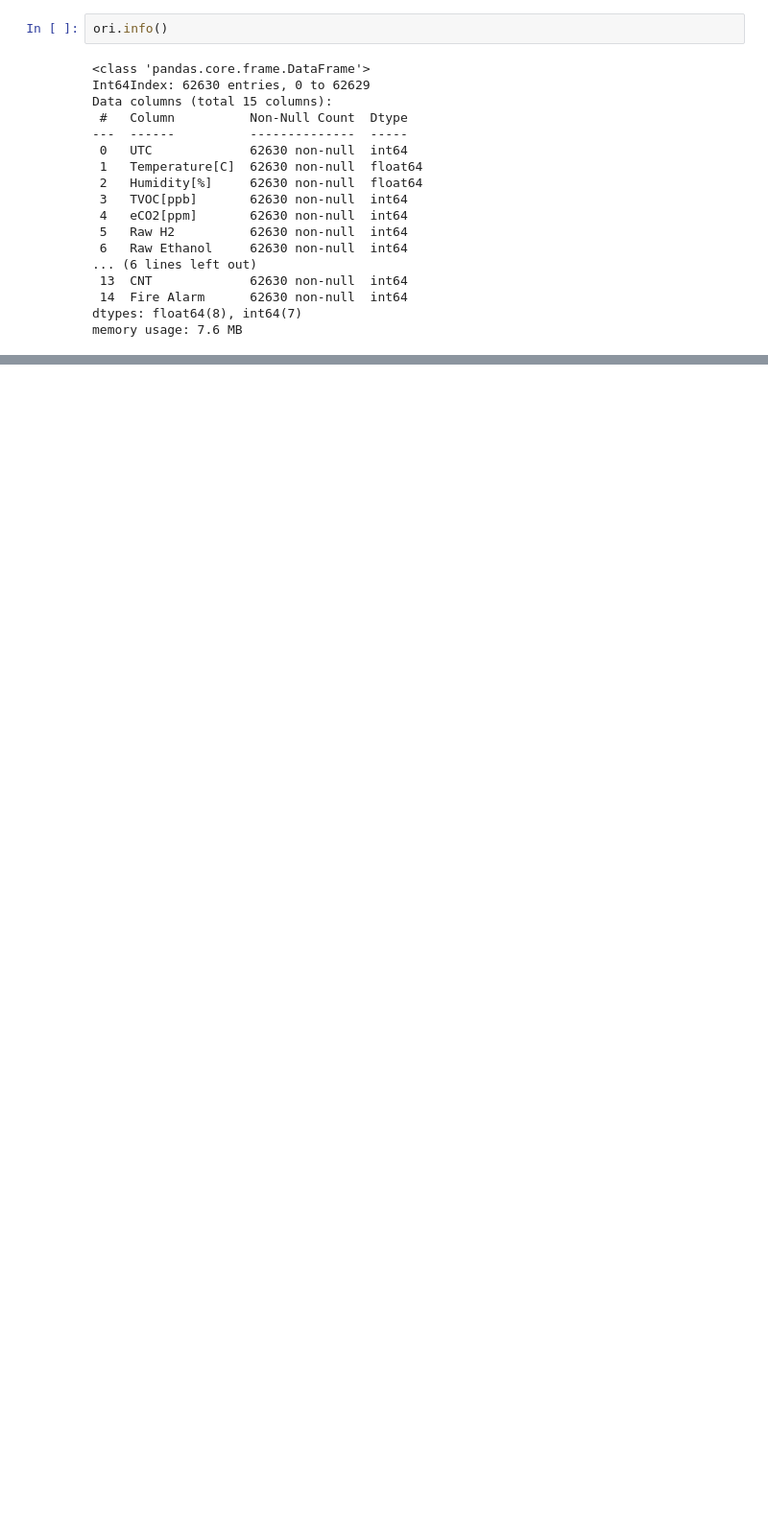
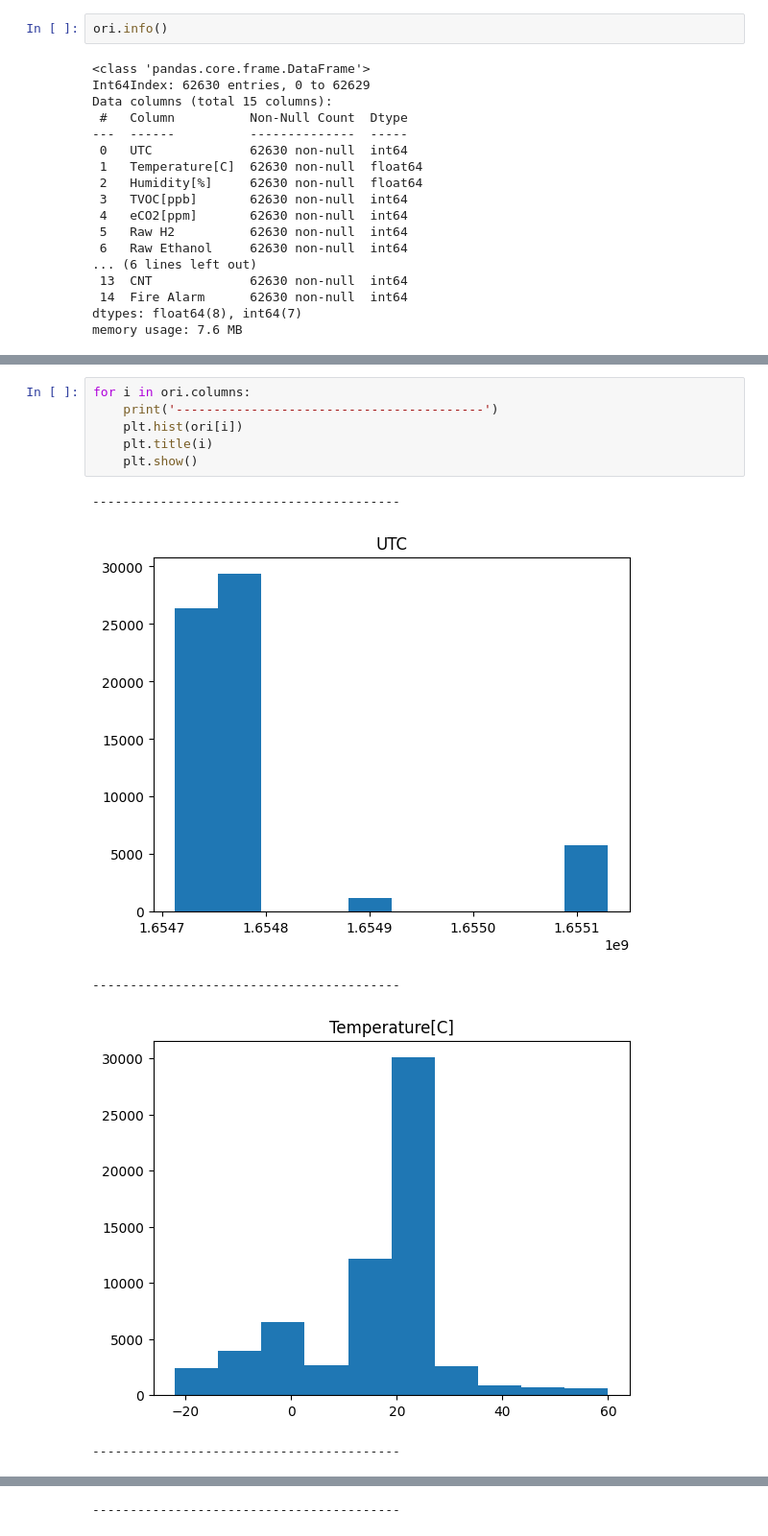
Before and after one commit to hendrikt1479/ml_project_final, a Jupyter notebook: notebooks/smoke.ipynb, the cells around one changed output, grey strips where cells are left out. Shown at 96% size. Saved outputs shown, nothing was run; the diff lists cells and outputs as text; blank space fills up the shorter version.

```diff
--- a/notebooks/smoke.ipynb
+++ b/notebooks/smoke.ipynb
@@ -52,0 +56,12 @@ ori.describe().T
+# %%
+for i in ori.columns:
+    print('-----------------------------------------')
+    plt.hist(ori[i])
+    plt.title(i)
+    plt.show()
+# %% [output]
+-----------------------------------------
+[figure, added]
+-----------------------------------------
+[figure, added]
+-----------------------------------------
@@ -52,0 +69 @@ ori.describe().T
+-----------------------------------------
```
Also changed, not shown: parts of 3 cells of this notebook.
